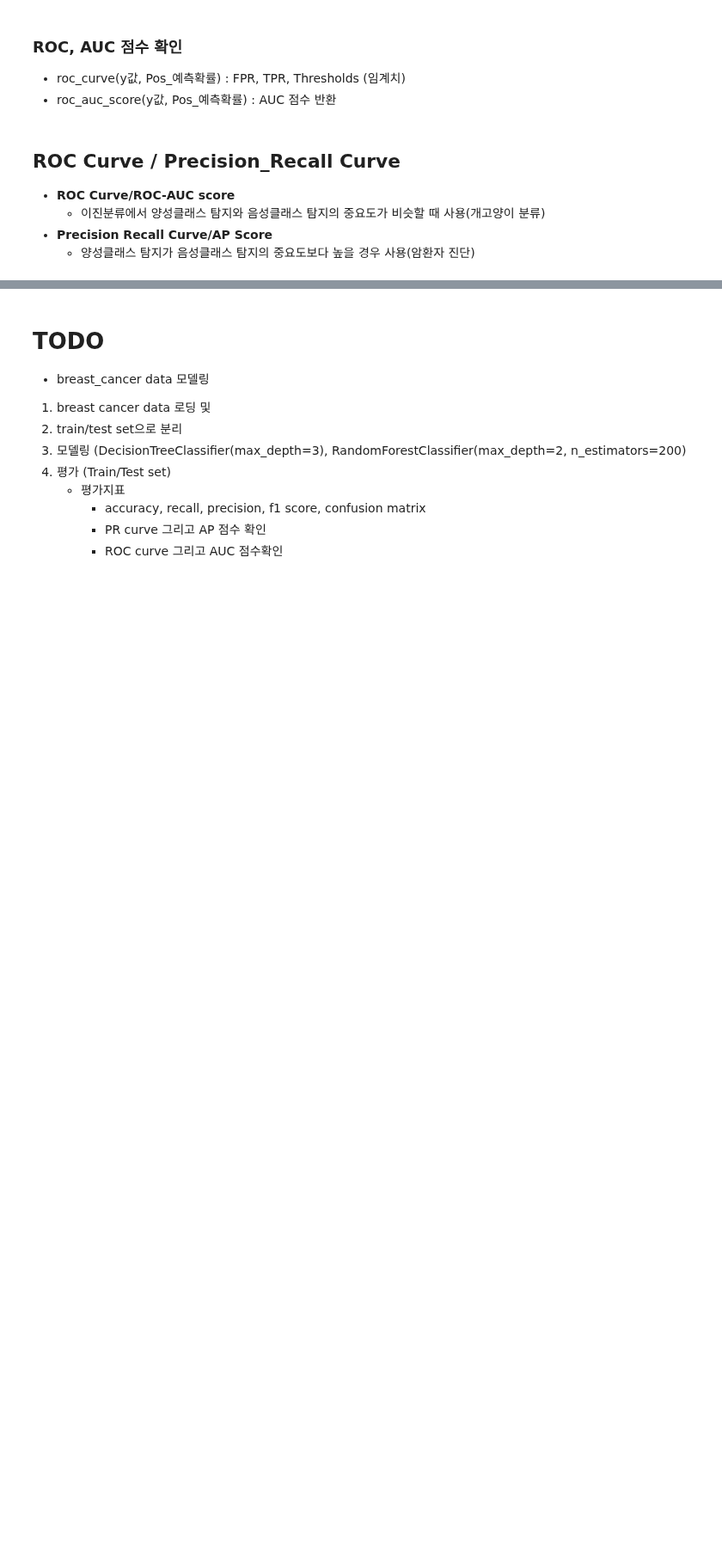
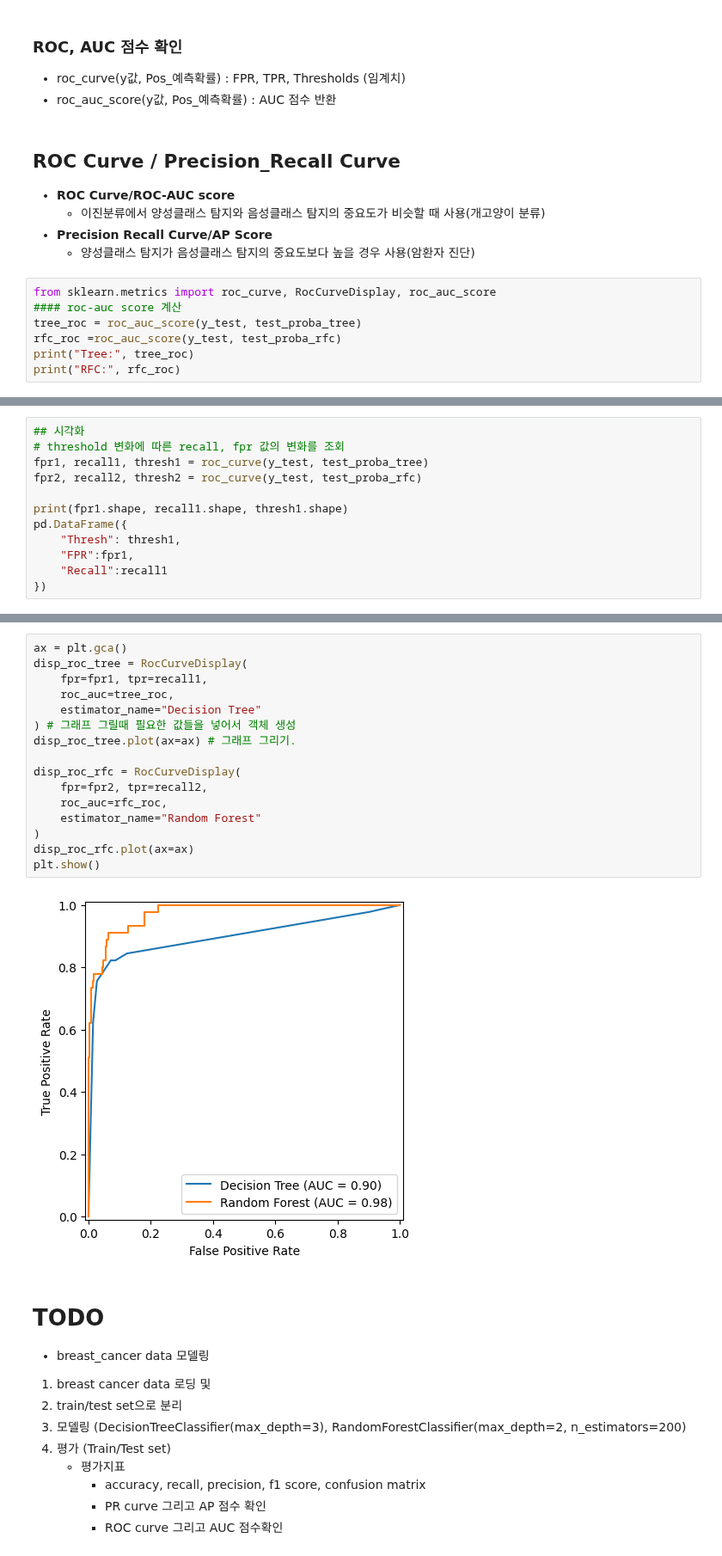
Before and after one commit to LeeJUHO127/DA-35, a Jupyter notebook: 07_machine_learning/05_평가지표.ipynb, the cells around one changed output, grey strips where cells are left out. Shown at 86% size. Cells and saved outputs as stored; diff of their text form; blank space fills up the shorter version.

```diff
--- a/07_machine_learning/05_평가지표.ipynb
+++ b/07_machine_learning/05_평가지표.ipynb
@@ -637,3 +751,10 @@ F1 점수: 0.6666666666666666
     - 이진분류에서 양성클래스 탐지와 음성클래스 탐지의 중요도가 비슷할 때 사용(개고양이 분류)
 - **Precision Recall Curve/AP Score**
     - 양성클래스 탐지가 음성클래스 탐지의 중요도보다 높을 경우 사용(암환자 진단)
+# %%
+from sklearn.metrics import roc_curve, RocCurveDisplay, roc_auc_score
+#### roc-auc score 계산
+tree_roc = roc_auc_score(y_test, test_proba_tree)
+rfc_roc =roc_auc_score(y_test, test_proba_rfc)
+print("Tree:", tree_roc)
+print("RFC:", rfc_roc)
@@ -639,0 +764,12 @@ F1 점수: 0.6666666666666666
+# %%
+## 시각화
+# threshold 변화에 따른 recall, fpr 값의 변화를 조회
+fpr1, recall1, thresh1 = roc_curve(y_test, test_proba_tree)
+fpr2, recall2, thresh2 = roc_curve(y_test, test_proba_rfc)
+
+print(fpr1.shape, recall1.shape, thresh1.shape)
+pd.DataFrame({
+    "Thresh": thresh1,
+    "FPR":fpr1,
+    "Recall":recall1
+})
@@ -640,3 +787,21 @@ F1 점수: 0.6666666666666666
+# %%
+ax = plt.gca()
+disp_roc_tree = RocCurveDisplay(
+    fpr=fpr1, tpr=recall1,
+    roc_auc=tree_roc,
+    estimator_name="Decision Tree"
+) # 그래프 그릴때 필요한 값들을 넣어서 객체 생성
+disp_roc_tree.plot(ax=ax) # 그래프 그리기.
+
+disp_roc_rfc = RocCurveDisplay(
+    fpr=fpr2, tpr=recall2,
+    roc_auc=rfc_roc,
+    estimator_name="Random Forest"
+)
+disp_roc_rfc.plot(ax=ax)
+plt.show()
+# %% [output]
+[figure, added]
 # %% [markdown]
 # TODO
 - breast_cancer data 모델링
```
Also changed, not shown: parts of 12 cells of this notebook.
